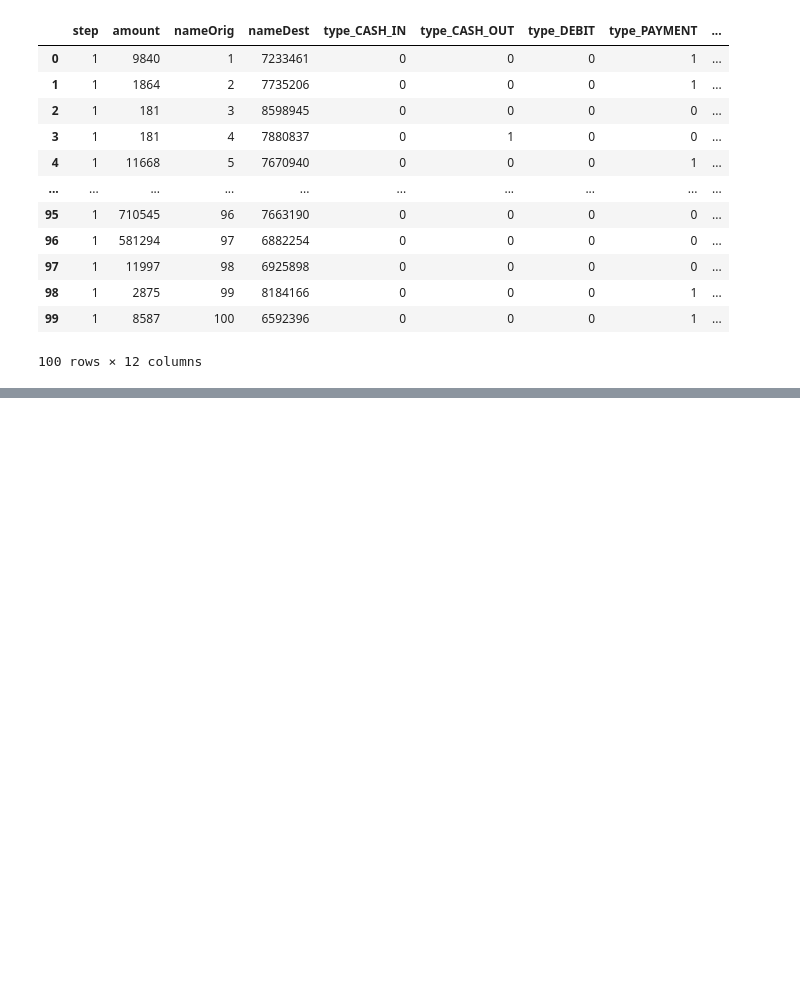
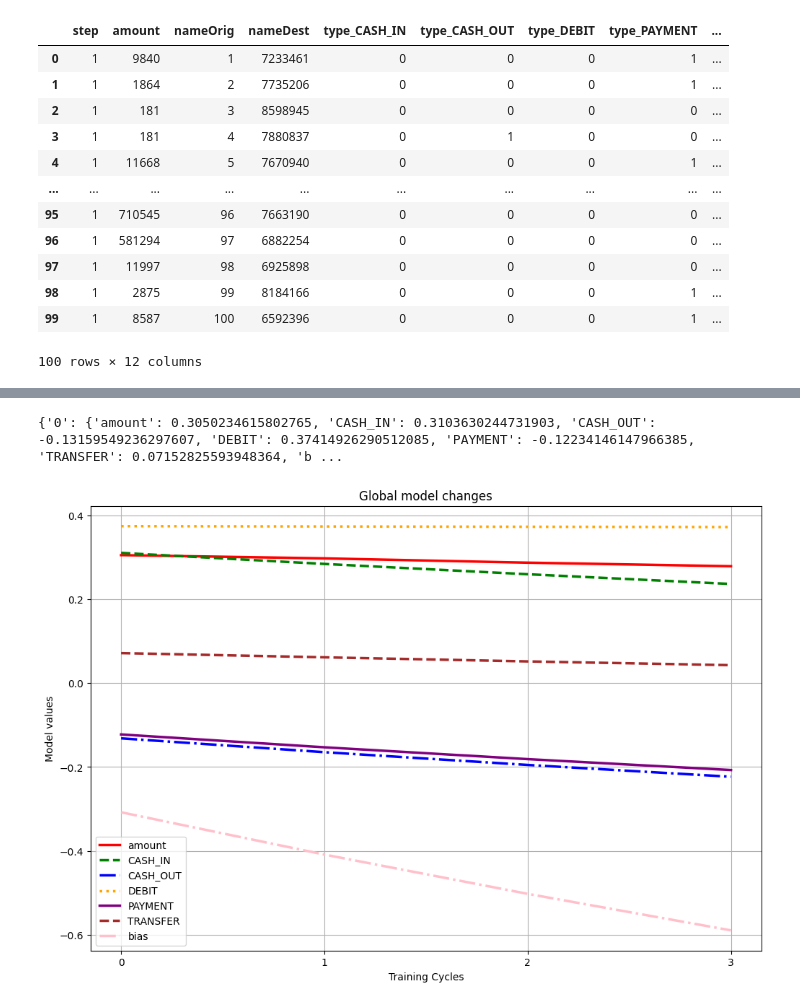
Before and after one commit to K123AsJ0k1/FFD, a Jupyter notebook: code/notebooks/testing/Central-Worker-Demonstration.ipynb, the cells around one changed output, grey strips where cells are left out. Saved outputs shown, nothing was run; the diff lists cells and outputs as text; code cells hidden in the pictures; blank space fills up the shorter version.

Commit message:
Weight plotting

```diff
--- a/code/notebooks/testing/Central-Worker-Demonstration.ipynb
+++ b/code/notebooks/testing/Central-Worker-Demonstration.ipynb
@@ -517,0 +608,2 @@ worker_inference_5_df
+# %%
+global_model_changes = central_models['models']['global']
@@ -517,0 +630,63 @@ worker_inference_5_df
+# %%
+formatted_global_model_changes = {}
+for key in global_model_changes.keys():
+    #train_amount = global_model_changes[key]['train-amount']
+    #updates = global_model_changes[key]['updates']
+    weights = global_model_changes[key]['parameters']['weights'][0]
+    bias = global_model_changes[key]['parameters']['bias']
+    # 'train-amount': train_amount,
+    #    'updates': updates,
+    formatted_global_model_changes[key] = {
+        'amount': weights[0],
+        'CASH_IN': weights[1],
+        'CASH_OUT': weights[2],
+        'DEBIT': weights[3],
+        'PAYMENT': weights[4],
+        'TRANSFER': weights[5],
+        'bias': bias[0]
+    }
+print(formatted_global_model_changes)
+# %% [output]
+{'0': {'amount': 0.3050234615802765, 'CASH_IN': 0.3103630244731903, 'CASH_OUT': -0.13159549236297607, 'DEBIT': 0.37414926290512085, 'PAYMENT': -0.12234146147966385, 'TRANSFER': 0.07152825593948364, 'b ...
+# %%
+def plot_model_changes(
+    metrics_data: any,
+    title: str,
+    metrics: list
+):
+
+    colors = ['red', 'green', 'blue', 'orange', 'purple', 'brown', 'pink']
+    line_styles = ['-', '--', '-.', ':', '-', '--', '-.']
+    cycles = sorted(metrics_data.keys())
+
+    fig, ax = plt.subplots(figsize=(12, 8))
+
+    for metric, color, line_style in zip(metrics, colors, line_styles):
+        if metric in metrics_data[cycles[0]]:  # Check if the metric exists in the data
+            values = [metrics_data[cycle][metric] for cycle in cycles]
+            ax.plot(cycles, values, label=metric, color=color, linewidth=2.5, linestyle=line_style)
+
+    ax.set_xlabel('Training Cycles')
+    ax.set_ylabel('Model values')
+    ax.set_title(title)
+    ax.legend()
+    ax.grid(True)
+    plt.show()
+# %%
+model_metrics = [
+    'amount',
+    'CASH_IN',
+    'CASH_OUT',
+    'DEBIT',
+    'PAYMENT',
+    'TRANSFER',
+    'bias'
+]
+# %%
+plot_model_changes(
+    metrics_data = formatted_global_model_changes,
+    title = 'Global model changes',
+    metrics = model_metrics
+)
+# %% [output]
+[figure, added]
```
Also changed, not shown: parts of 13 cells of this notebook.
